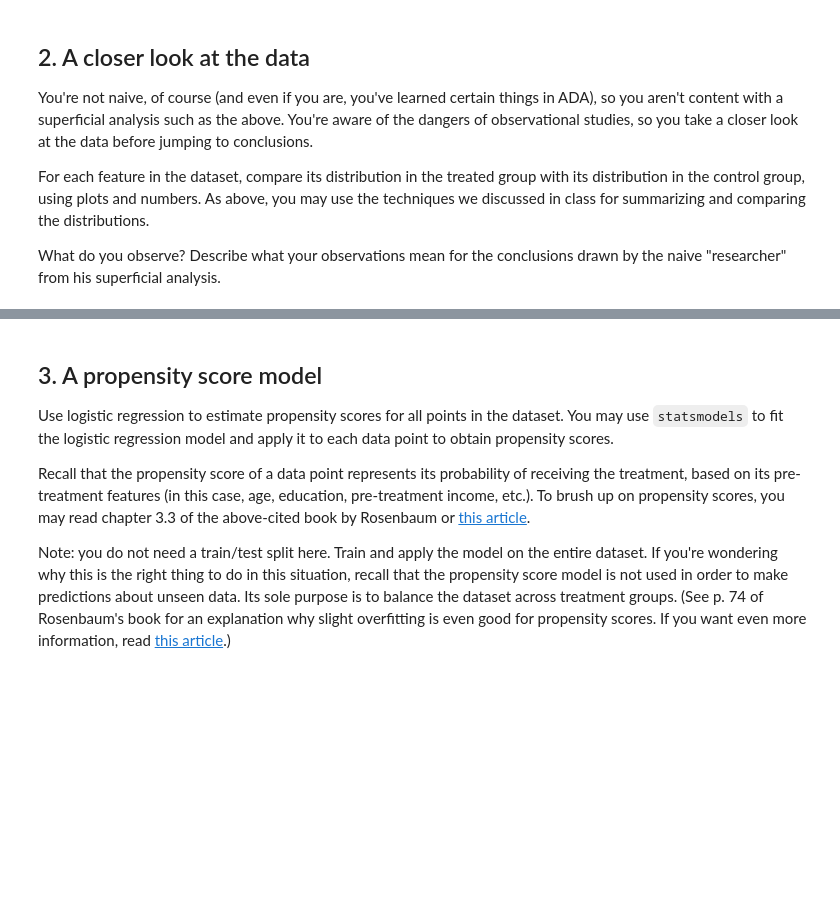
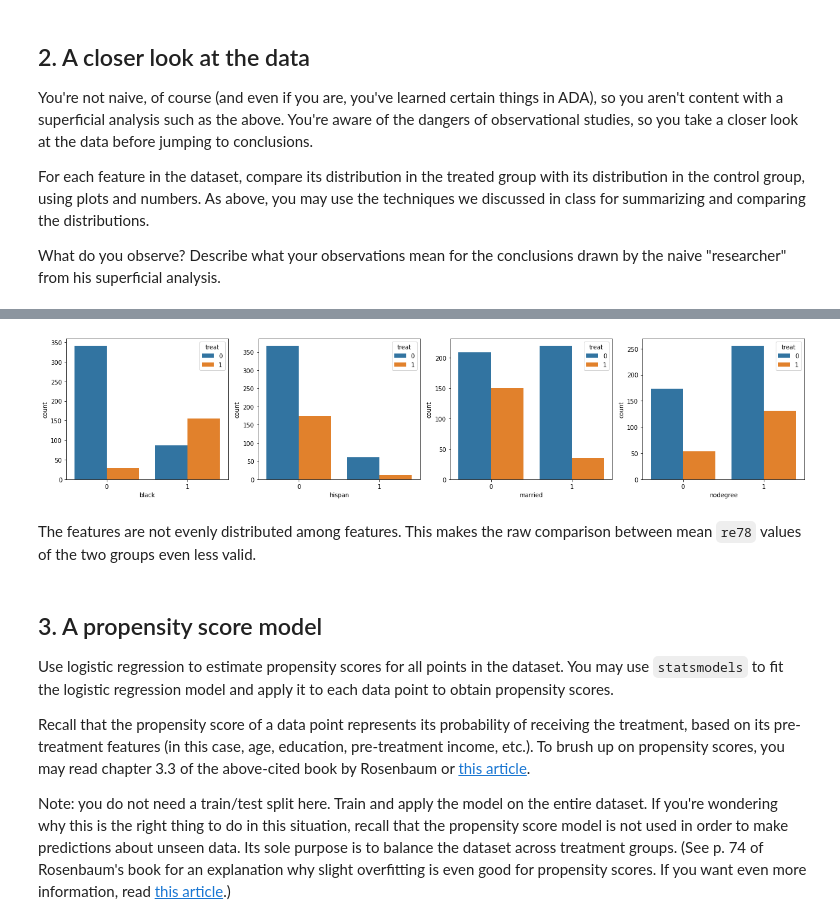
Before and after one commit to matthiaszeller/ada-course-2020, a Jupyter notebook: Tutorials/05 - Observational studies/Observational studies exercise.ipynb, the cells around one changed output, grey strips where cells are left out. Cells and saved outputs as stored; diff of their text form; code cells hidden in the pictures; blank space fills up the shorter version.

```diff
--- a/Tutorials/05 - Observational studies/Observational studies exercise.ipynb
+++ b/Tutorials/05 - Observational studies/Observational studies exercise.ipynb
@@ -72,3 +103,14 @@ Describe what your observations mean for the conclusions drawn by the naive "res
+# %%
+fig, ax = plt.subplots(1, len(cont), figsize=(18, 4))
+
+for col, a in zip(discrete, ax):
+    sns.countplot(x=col, data=df, ax=a, hue='treat')
+
+plt.tight_layout()
+# %% [output]
+[figure, added]
+# %% [markdown]
+The features are not evenly distributed among features. This makes the raw comparison between mean `re78` values of the two groups even less valid.
 # %% [markdown]
 ## 3. A propensity score model
 
```
Also changed, not shown: parts of 45 cells of this notebook, 1 other file.
